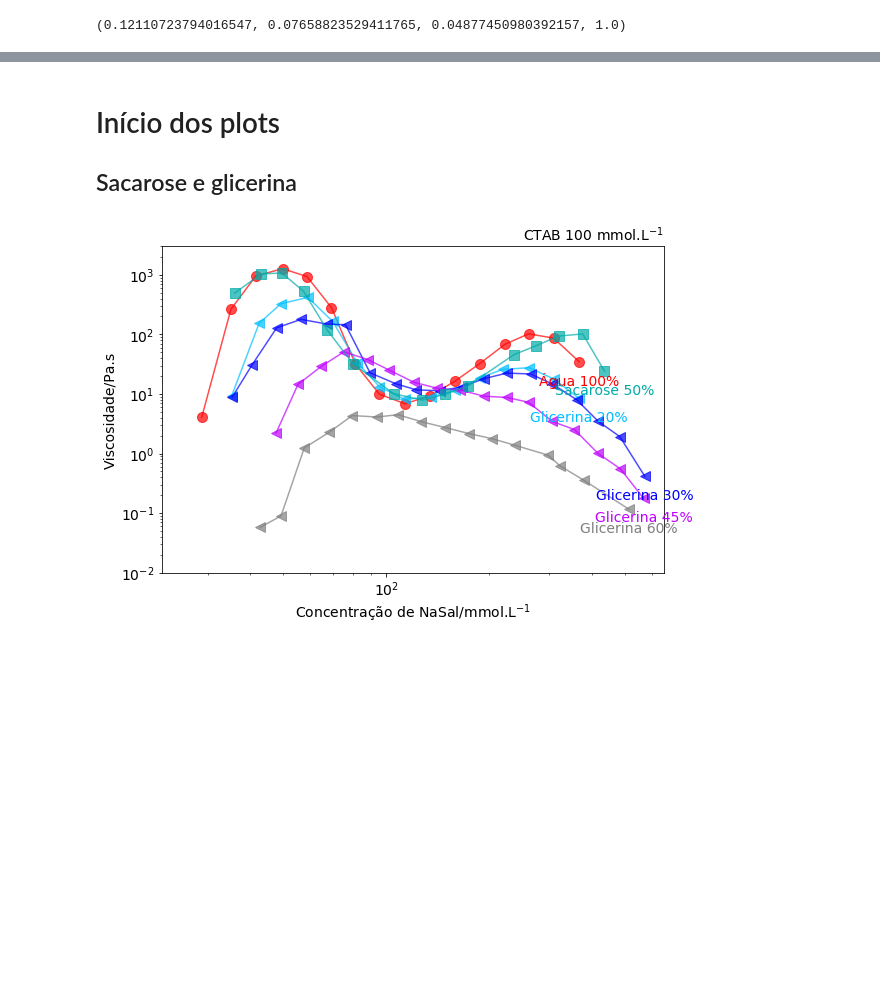
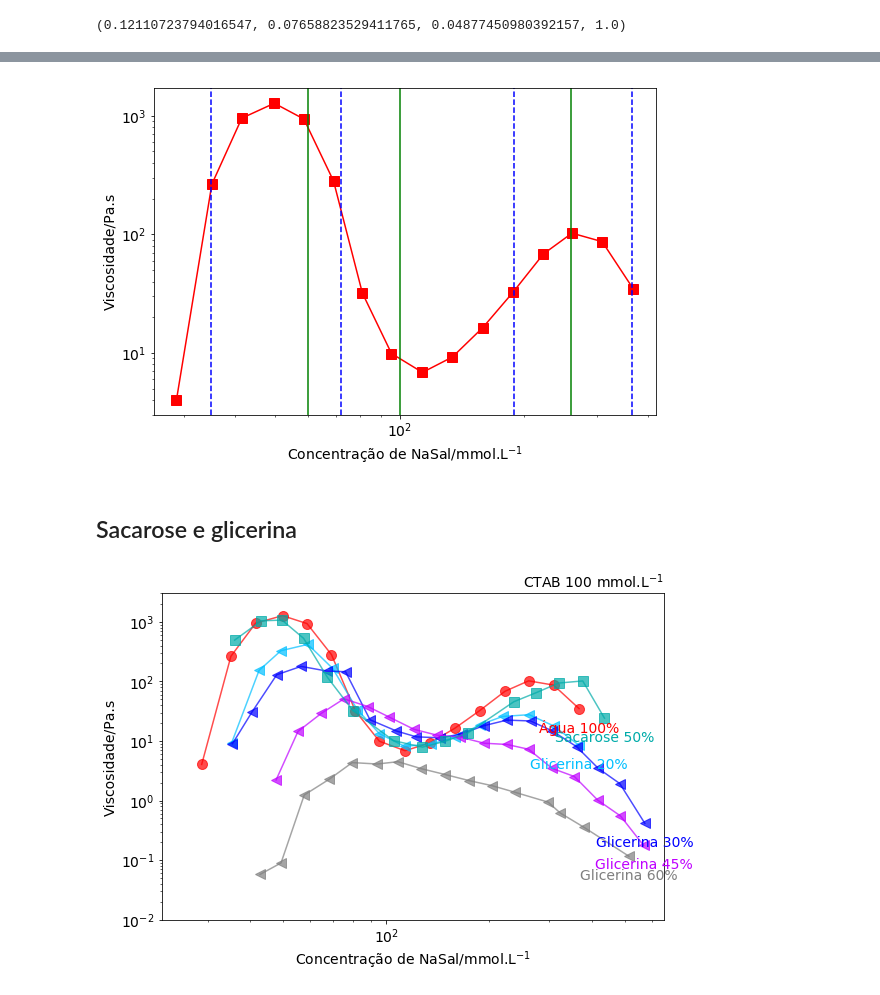
Before and after one commit to KarlClinckspoor/Tese, a Jupyter notebook: imagens/notebooks/dados experimentais/reologia_RH/Plots RH reologia.ipynb, the cells around one changed output, grey strips where cells are left out. Saved outputs shown, nothing was run; the diff lists cells and outputs as text; code cells hidden in the pictures; blank space fills up the shorter version.

Commit message:
ADIT: completo, falta revisar

```diff
--- a/imagens/notebooks/dados experimentais/reologia_RH/Plots RH reologia.ipynb
+++ b/imagens/notebooks/dados experimentais/reologia_RH/Plots RH reologia.ipynb
@@ -145,6 +149,31 @@ qual_cor_cm(5)
+# %%
+mpl.rcParams.update({'font.size': 14, 'text.usetex':False})
+
+fig, ax = plt.subplots(1, 1, figsize=(9,6))
+
+dados = [i for i in files if 'Sac' in i or 'Glic' in i or 'Adit2' in i]
+#dados = [i for i in files if 'Glic' in i or 'Adit2' in i]
+
+df = pd.read_csv('0pAdit2.txt', decimal=',', sep='\t', header=1)
+ax.plot(df['Conc'], df['Eta'],
+            marker='s', markersize=10,
+            label='Água', color='r')
+
+concs_agua = [35, 72, 189, 365]
+concs_adit = [60, 100, 260]
+
+for conc in concs_agua:
+    ax.axvline(x=conc, color='b', linestyle='--')
+for conc in concs_adit:
+    ax.axvline(x=conc, color='g')
+
+ax.set(xscale='log', yscale='log', xlabel='Concentração de NaSal/mmol.L$^{-1}$', ylabel='Viscosidade/Pa.s')
+#ax.set_title('CTAB 100 mmol.L$^{-1}$', loc='right', fontsize='medium')
+
+fig.savefig('../../../reologia/RH_agua_oscilatorio.pdf')
+# %% [output]
+[figure, added]
 # %% [markdown]
-# Início dos plots
-
 ## Sacarose e glicerina
 # %%
 mpl.rcParams.update({'font.size': 14, 'text.usetex':False})
```
Also changed, not shown: parts of 2 cells of this notebook, 8 other files.
